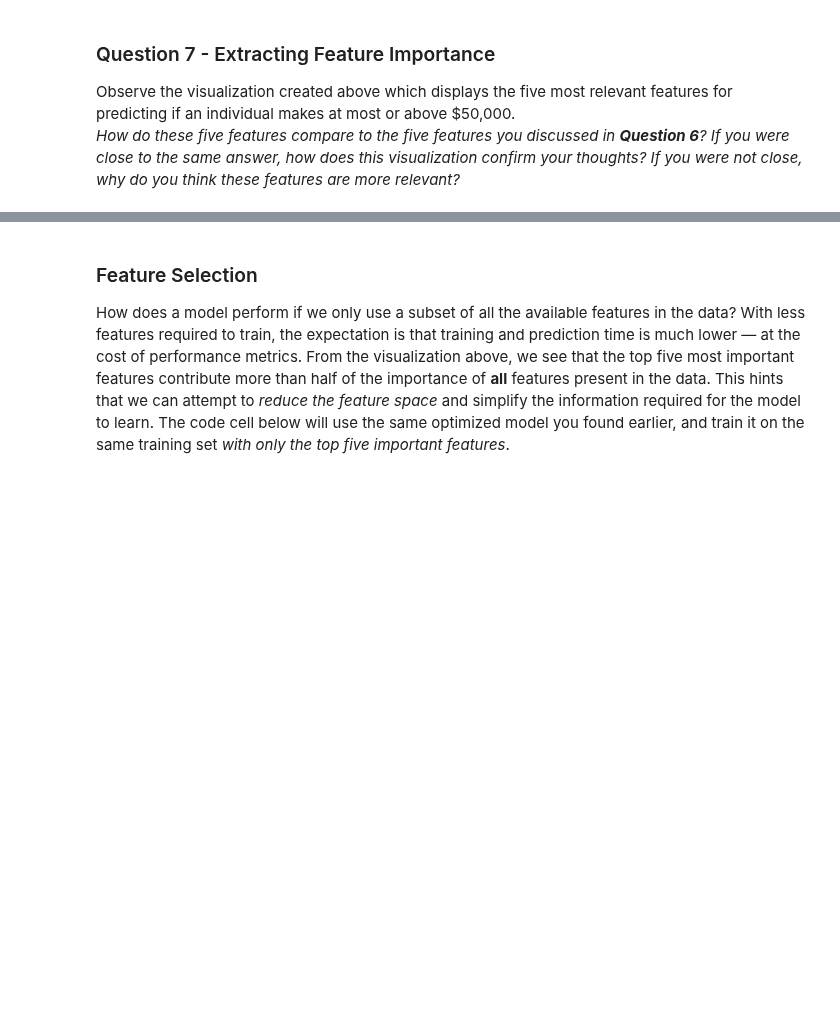
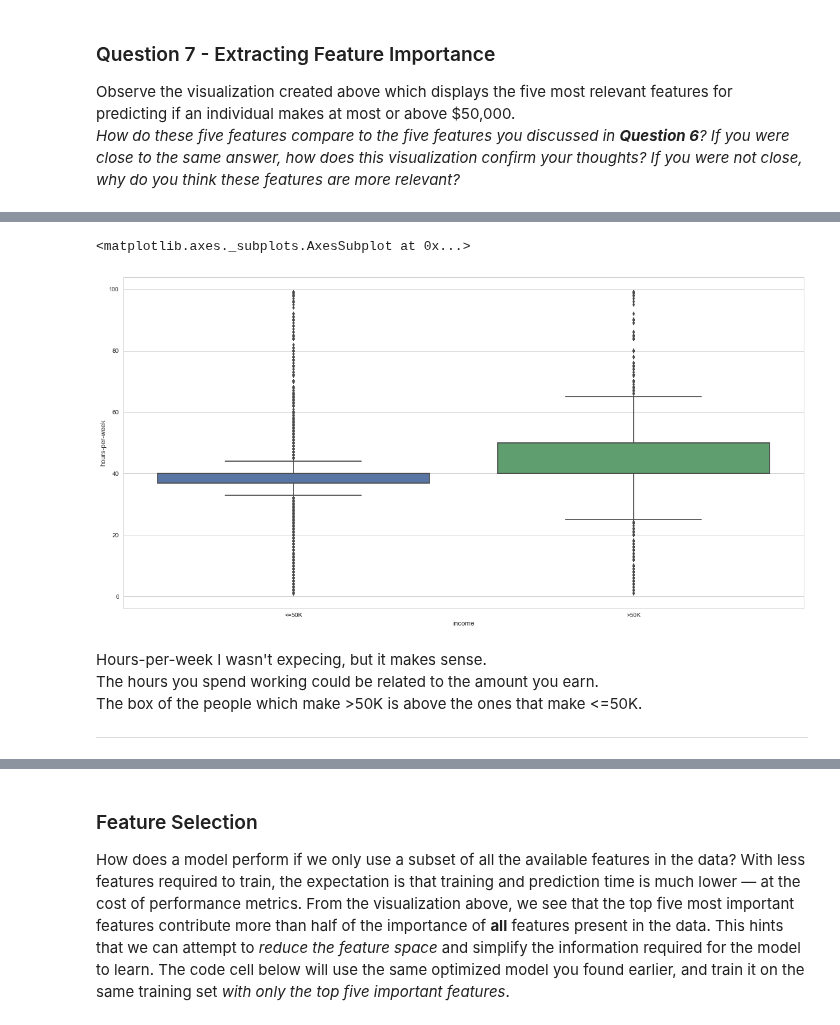
Before and after one commit to NekuSakuraba/machine-learning, a Jupyter notebook: projects/finding_donors/finding_donors.ipynb, the cells around one changed output, grey strips where cells are left out. Drawn from its saved outputs; the diff is of its cells as text; code cells hidden in the pictures; blank space fills up the shorter version.

```diff
--- a/projects/finding_donors/finding_donors.ipynb
+++ b/projects/finding_donors/finding_donors.ipynb
@@ -700,0 +749,11 @@ The ones that I didn't expected make sense. The more the time you spend working,
+# %%
+f, ax1 = plt.subplots(figsize=(20,10))
+sns.boxplot(data=data, x='income', y='hours-per-week', ax=ax1)
+# %% [output]
+<matplotlib.axes._subplots.AxesSubplot at 0x...>
+[figure, added]
+# %% [markdown]
+Hours-per-week I wasn't expecing, but it makes sense. <br />
+The hours you spend working could be related to the amount you earn. <br />
+The box of the people which make >50K is above the ones that make <=50K.
+***
```
Also changed, not shown: parts of 15 cells of this notebook, 1 other file.
